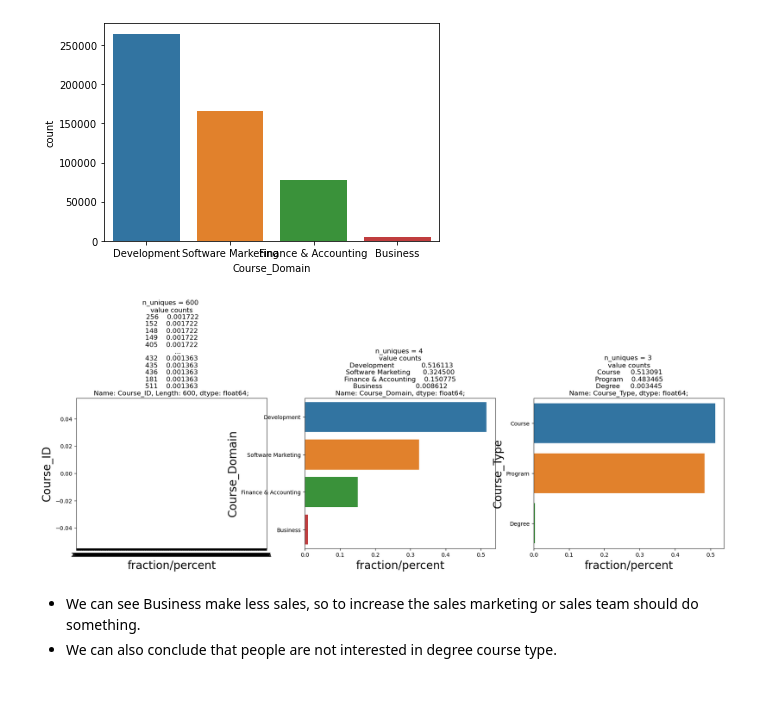
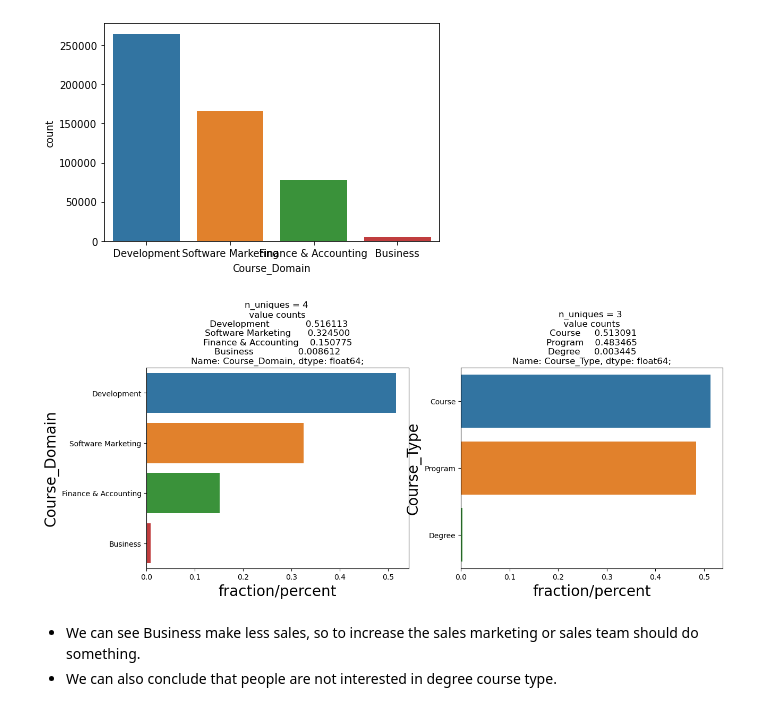
Before and after one commit to KhushbooKhatri/Predicting-Sales-of-online-learning-platform-LearnX, a Jupyter notebook: Analytics_vidhya_learnX_hackathon.ipynb, the cells around one changed output. Drawn from its saved outputs; the diff is of its cells as text; code cells hidden in the pictures.

```diff
--- a/Analytics_vidhya_learnX_hackathon.ipynb
+++ b/Analytics_vidhya_learnX_hackathon.ipynb
@@ -282,9 +295,9 @@ def UVA_category(data, var_group):
     plt.ylabel('{}'.format(i), fontsize = 20)
     plt.title('n_uniques = {} \n value counts \n {};'.format(n_uni,norm_count))
 # %%
-UVA_category(train, ['Course_ID', 'Course_Domain', 'Course_Type'])
+UVA_category(train, ['Course_Domain', 'Course_Type'])
 # %% [output]
-[figure, old version]
+[figure, new version]
 # %% [markdown]
 * We can see Business make less sales, so to increase the sales marketing or sales team should do something.
 * We can also conclude that people are not interested in degree course type.
```
Also changed, not shown: parts of 131 cells of this notebook.
